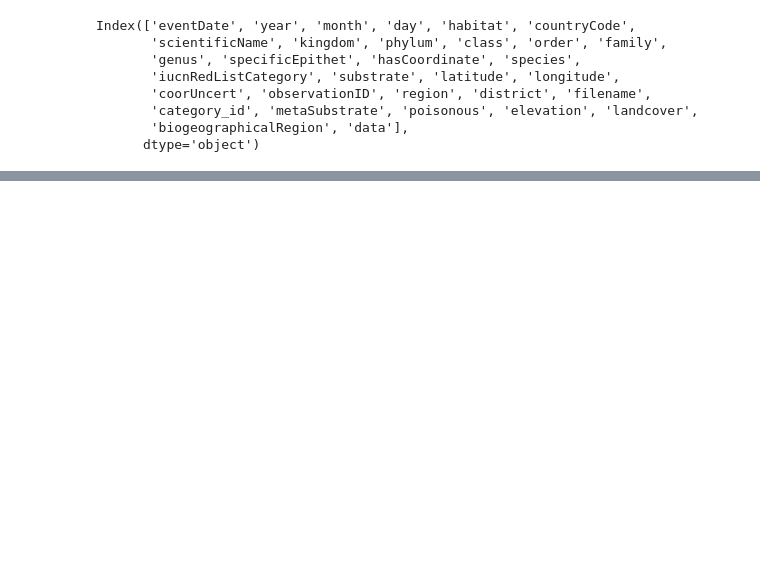
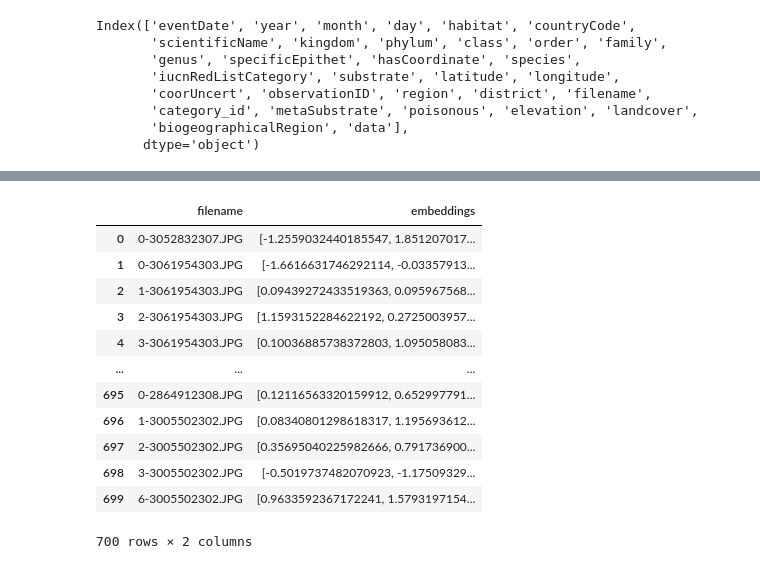
Before and after one commit to dsgt-kaggle-clef/fungiclef-2025, a Jupyter notebook: notebooks/colab/20250505-mg-embed-pipeline.ipynb, the cells around one changed output, grey strips where cells are left out. Drawn from its saved outputs; the diff is of its cells as text; code cells hidden in the pictures; blank space fills up the shorter version.

```diff
--- a/notebooks/colab/20250505-mg-embed-pipeline.ipynb
+++ b/notebooks/colab/20250505-mg-embed-pipeline.ipynb
@@ -273,0 +348,34 @@ Index(['eventDate', 'year', 'month', 'day', 'habitat', 'countryCode',
+# %%
+import cv2
+import numpy as np
+import io
+
+def detect_and_fix_bytes(img_bytes):
+    """Detects if a JPEG image is truncated and attempts to fix it."""
+    # Check for JPEG EOF marker
+    if img_bytes[-2:] == b'\xff\xd9':
+        return img_bytes  # Image is OK
+
+    # Decode using OpenCV
+    nparr = np.frombuffer(img_bytes, np.uint8)
+    img = cv2.imdecode(nparr, cv2.IMREAD_COLOR)
+    if img is None:
+        print("Unable to decode image — possibly deeply corrupted")
+        return None
+
+    # Re-encode to JPEG and return fixed bytes
+    success, encoded_img = cv2.imencode('.jpg', img)
+    if success:
+        return encoded_img.tobytes()
+    else:
+        print("Failed to encode image")
+        return None
+# %%
+from tqdm import tqdm
+
+# enable progress bar for visibility
+tqdm.pandas()
+train_df["data"] = train_df["data"].progress_apply(detect_and_fix_bytes)
+# drop any rows that couldn't be fixed
+train_df = train_df.dropna(subset=["data"]).reset_index(drop=True)
+len(train_df)
@@ -274,9 +419,9 @@ Index(['eventDate', 'year', 'month', 'day', 'habitat', 'countryCode',
 # %%
 # extract embeddings
 embeddings = pl_trainer_pipeline(
-    subset_df,
-    batch_size=2,
-    cpu_count=1,
+    train_df,
+    batch_size=64,
+    cpu_count=2,
 )
 # %% [output]
 INFO:pytorch_lightning.utilities.rank_zero:Using default `ModelCheckpoint`. Consider installing `litmodels` package to enable `LitModelCheckpoint` for automatic upload to the Lightning model registry.
@@ -289,0 +438,19 @@ torch.Size([2, 768])
+# %%
+embed_train_df = train_df[["filename"]].copy()
+embed_train_df.head()
+embed_train_df["embeddings"] = embeddings.cpu().tolist()
+display(embed_train_df[["filename", "embeddings"]])
+# %% [output]
+|  | filename | embeddings |
+| 0 | 0-3052832307.JPG | [-1.2559032440185547, 1.851207017... |
+| 1 | 0-3061954303.JPG | [-1.6616631746292114, -0.03357913... |
+| 2 | 1-3061954303.JPG | [0.09439272433519363, 0.095967568... |
+| 3 | 2-3061954303.JPG | [1.1593152284622192, 0.2725003957... |
+| 4 | 3-3061954303.JPG | [0.10036885738372803, 1.095058083... |
+| ... | ... | ... |
+| 695 | 0-2864912308.JPG | [0.12116563320159912, 0.652997791... |
+| 696 | 1-3005502302.JPG | [0.08340801298618317, 1.195693612... |
+| 697 | 2-3005502302.JPG | [0.35695040225982666, 0.791736900... |
+| 698 | 3-3005502302.JPG | [-0.5019737482070923, -1.17509329... |
+| 699 | 6-3005502302.JPG | [0.9633592367172241, 1.5793197154... |
+700 rows × 2 columns
```
Also changed, not shown: parts of 20 cells of this notebook, 2 other files.
